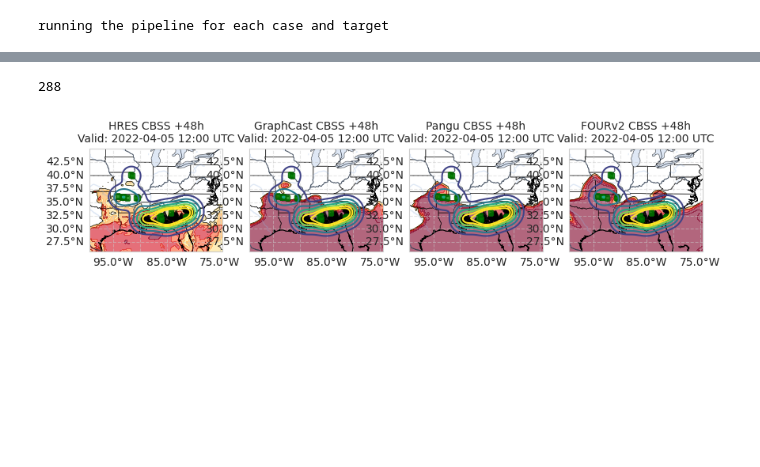
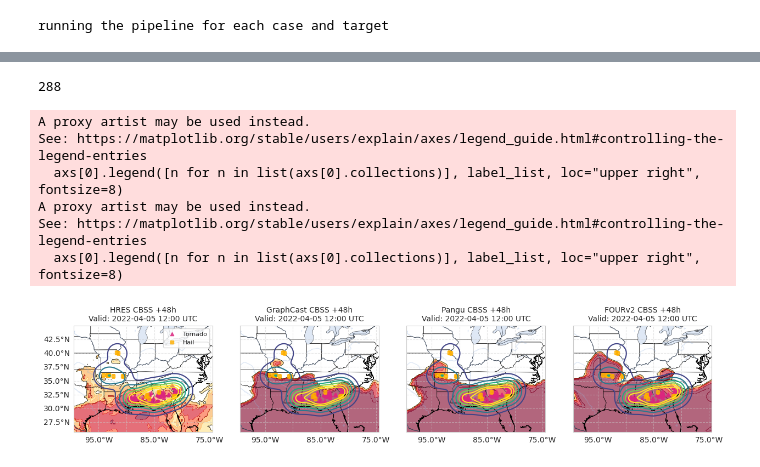
Before and after one commit to amymcgovern/extreme-weather-bench-paper, a Jupyter notebook: src/plots/severe_cbss_plots.ipynb, the cells around one changed output, grey strips where cells are left out. Saved outputs shown, nothing was run; the diff lists cells and outputs as text; code cells hidden in the pictures; blank space fills up the shorter version.

Commit message:
add URIs for data, add axs returns in plot_cbss... cell, add kwargs, swapped imports (swap back if needed)

```diff
--- a/src/plots/severe_cbss_plots.ipynb
+++ b/src/plots/severe_cbss_plots.ipynb
@@ -170,3 +165,19 @@ fourv2_graphics = pickle.load(open(basepath + "saved_data/fourv2_graphics.pkl",
+# %%
+from google.cloud import storage
+storage_client = storage.Client()
+bucket = storage_client.bucket("extremeweatherbench")
+
+blob = bucket.blob("tmp/hres_graphics.pkl")
+hres_graphics = pickle.load(blob.open("rb"))
+
+blob = bucket.blob("tmp/gc_graphics.pkl")
+gc_graphics = pickle.load(blob.open("rb"))
+
+blob = bucket.blob("tmp/pang_graphics.pkl")
+pang_graphics = pickle.load(blob.open("rb"))
+
+blob = bucket.blob("tmp/fourv2_graphics.pkl")
+fourv2_graphics = pickle.load(blob.open("rb"))
 # %%
 def get_lsr_from_case_op(my_case, case_operators_with_targets_established):
     for (id, case_info) in case_operators_with_targets_established:
@@ -174,7 +185,7 @@ def get_lsr_from_case_op(my_case, case_operators_with_targets_established):
             if case_info.attrs["source"] == "local_storm_reports":
                 return case_info
 
-def plot_cbss_pph_panel(cbss, pph, my_case, lsrs, ax=None, title=None, lead_time_hours=0):
+def plot_cbss_pph_panel(cbss, pph, my_case, lsrs, ax=None, title=None, lead_time_hours=0, gridlines_kwargs={}, geographic_features_kwargs={}):
     my_bbox = dict()
     my_bbox["latitude_min"] = my_case.location.latitude_min
     my_bbox["latitude_max"] = my_case.location.latitude_max
@@ -193,8 +204,7 @@ def plot_cbss_pph_panel(cbss, pph, my_case, lsrs, ax=None, title=None, lead_time
     tornado_data = non_sparse_lsrs[non_sparse_lsrs == 3]
     hail_data = hail_data.to_dataframe().reset_index()
     tornado_data = tornado_data.to_dataframe().reset_index()
-
-    (fig, ax, mappable) = severe_utils.plot_cbss_forecast_panel(
+    ax, mappable = severe_utils.plot_cbss_forecast_panel(
         cbss_data=cbss.craven_brooks_significant_severe.squeeze(),
         target_date=my_case.start_date,
         lead_time_hours=lead_time_hours,
@@ -205,7 +215,10 @@ def plot_cbss_pph_panel(cbss, pph, my_case, lsrs, ax=None, title=None, lead_time
         hail_reports=hail_data,
         title=title,
         alpha=0.6,
+        gridlines_kwargs=gridlines_kwargs,
+        geographic_features_kwargs=geographic_features_kwargs,
     )
+    return ax, mappable
 
 def get_stats(results, forecast_source, my_case, lead_time_hours=0):
     # list the statistics for each case
@@ -326,28 +339,42 @@ for my_id in my_ids:
 # %%
 my_ids = [269, 270, 271, 284, 285, 286, 287, 288, 316, 317, 318, 319, 320, 321, 322, 323]
 my_ids = [288]
 
 # plot all of the cases where we had all three models
 for my_id in my_ids:
     print(my_id)
     my_case = ewb_cases.select_cases("case_id_number", my_id).cases[0]
     my_lsr = get_lsr_from_case_op(my_case, case_operators_with_targets_established)
 
     cbss_hres, pph_hres = hres_graphics[my_id, "cbss"], hres_graphics[my_id, "pph"]
     cbss_gc, pph_gc = gc_graphics[my_id, "cbss"], gc_graphics[my_id, "pph"]
     cbss_pang, pph_pang = pang_graphics[my_id, "cbss"], pang_graphics[my_id, "pph"]
     cbss_fourv2, pph_fourv2 = fourv2_graphics[my_id, "cbss"], fourv2_graphics[my_id, "pph"]
 
     # make a subplot for each model and ensure it is a cartopy plot
-    fig, axs = plt.subplots(1, 4, figsize=(10, 4), subplot_kw={'projection': ccrs.PlateCarree()})
+    fig, axs = plt.subplots(1, 4, figsize=(15, 8), subplot_kw={'projection': ccrs.PlateCarree()})
 
-    plot_cbss_pph_panel(cbss_hres, pph_hres, my_case, lsrs=my_lsr, ax=axs[0], title="HRES", lead_time_hours=48)
-    plot_cbss_pph_panel(cbss_gc, pph_gc, my_case, lsrs=my_lsr, ax=axs[1], title="GraphCast", lead_time_hours=48)
-    plot_cbss_pph_panel(cbss_pang, pph_pang, my_case, lsrs=my_lsr, ax=axs[2], title="Pangu", lead_time_hours=48)
-    plot_cbss_pph_panel(cbss_fourv2, pph_fourv2, my_case, lsrs=my_lsr, ax=axs[3], title="FOURv2", lead_time_hours=48)
+    axs[0], _ = plot_cbss_pph_panel(cbss_hres, pph_hres, my_case, lsrs=my_lsr, ax=axs[0], title="HRES", lead_time_hours=48)
+
+    # set up legend; this is rough but only last two are used.
+    artist_list = [n for n in list(axs[0].collections)]
+    label_list = [n.get_label() for n in artist_list]
+    label_list[-2] = "Tornado"
+    label_list[-1] = "Hail"
+    axs[0].legend(artist_list, label_list, loc="upper right", fontsize=8)
+
+    axs[1], _ = plot_cbss_pph_panel(cbss_gc, pph_gc, my_case, lsrs=my_lsr, ax=axs[1], title="GraphCast", lead_time_hours=48, gridlines_kwargs={"show_left_labels": False})
+    axs[2], _ = plot_cbss_pph_panel(cbss_pang, pph_pang, my_case, lsrs=my_lsr, ax=axs[2], title="Pangu", lead_time_hours=48, gridlines_kwargs={"show_left_labels": False})
+    axs[3], _ = plot_cbss_pph_panel(cbss_fourv2, pph_fourv2, my_case, lsrs=my_lsr, ax=axs[3], title="FOURv2", lead_time_hours=48, gridlines_kwargs={"show_left_labels": False})
 
     #fig.suptitle(f"Case {my_id}")
-    #fig.savefig(basepath + f"saved_data/severe_case_{my_id}.png", dpi=300, bbox_inches="tight")
+    fig.savefig(basepath + f"saved_data/severe_case_{my_id}.png", dpi=300, bbox_inches="tight")
 # %% [output]
 288
+A proxy artist may be used instead.
+See: https://matplotlib.org/stable/users/explain/axes/legend_guide.html#controlling-the-legend-entries
+  axs[0].legend([n for n in list(axs[0].collections)], label_list, loc="upper right", fontsize=8)
+A proxy artist may be used instead.
+See: https://matplotlib.org/stable/users/explain/axes/legend_guide.html#controlling-the-legend-entries
+  axs[0].legend([n for n in list(axs[0].collections)], label_list, loc="upper right", fontsize=8)
-[figure, old version]
+[figure, new version]
```
Also changed, not shown: parts of 4 cells of this notebook.
